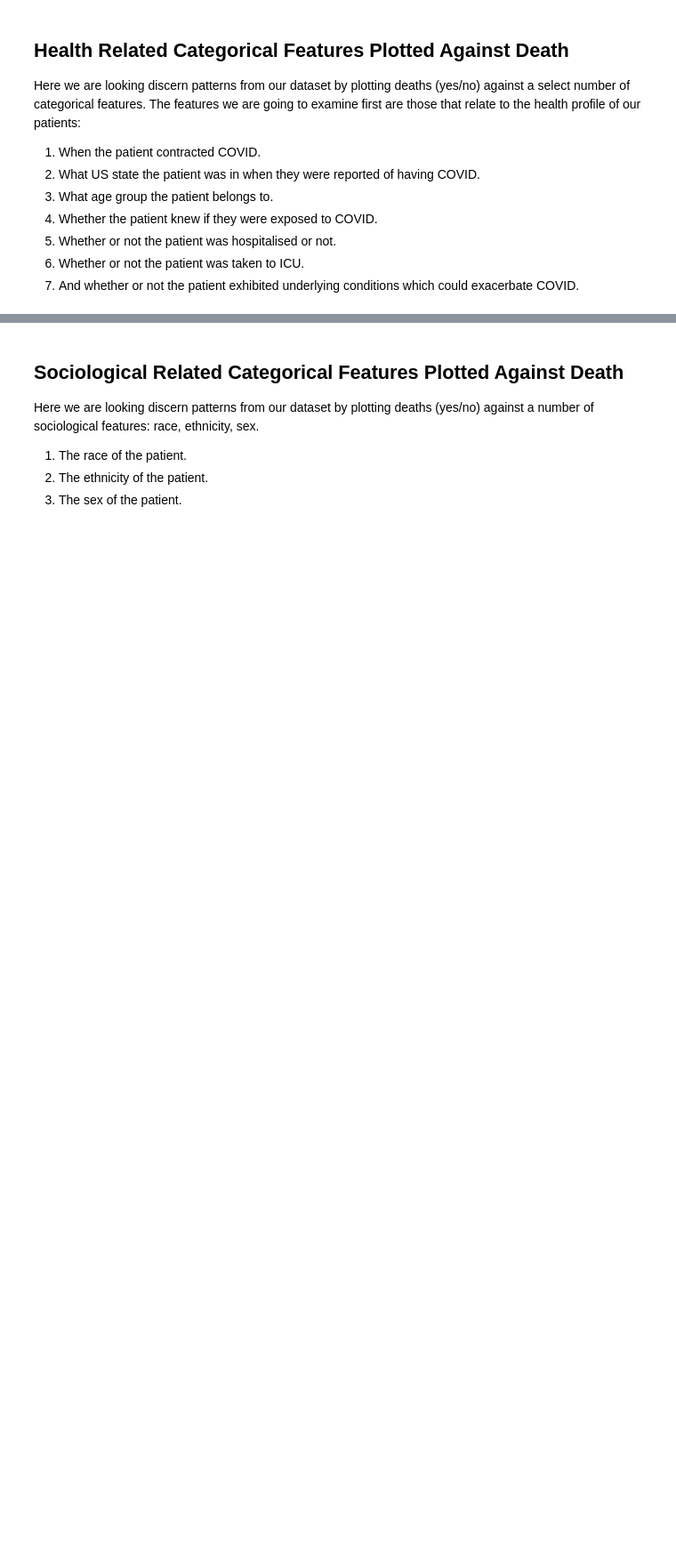
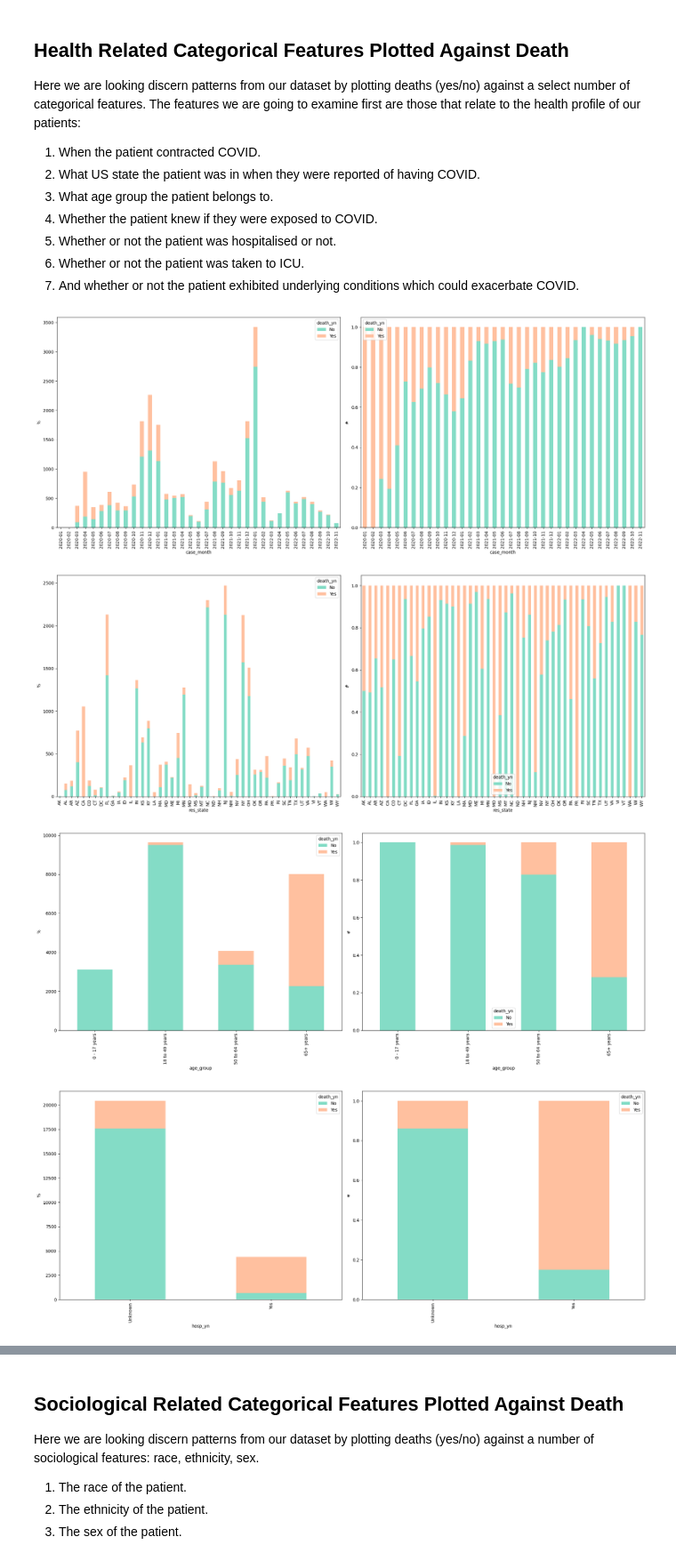
Before and after one commit to mattx245/Machine-Learning-Project, a Jupyter notebook: Homework2_22207000_12468998.ipynb, the cells around one changed output, grey strips where cells are left out. Shown at 89% size. Drawn from its saved outputs; the diff is of its cells as text; code cells hidden in the pictures; blank space fills up the shorter version.

Commit message:
added new colour scheme

```diff
--- a/Homework2_22207000_12468998.ipynb
+++ b/Homework2_22207000_12468998.ipynb
@@ -85,17 +104,24 @@ Here we are looking discern patterns from our dataset by plotting deaths (yes/no
 # %%
 target_feature = train['death_yn']
 select_features = [train['case_month'], train['res_state'], train['age_group'], train['hosp_yn'], train['exposure_yn'], train['icu_yn'], train['underlying_conditions_yn']]
 
+colours = ['#84dcc6', '#ffc09f']
+
 for feature in select_features:
 
     fig, axs = plt.subplots(ncols=2, figsize=(20, 8))
-    train.groupby([feature, target_feature]).size().unstack().plot(kind='bar', stacked=True, ax=axs[0])
+    train.groupby([feature, target_feature]).size().unstack().plot(kind='bar', stacked=True, ax=axs[0], color=colours)
     axs[0].set_xticklabels(axs[0].get_xticklabels(), rotation=90, fontsize=10)
     axs[0].set_ylabel('%')
 
-    train.groupby([feature, target_feature]).size().unstack().apply(lambda x: x/x.sum(), axis=1).plot(kind='bar', stacked=True, ax=axs[1])
+    train.groupby([feature, target_feature]).size().unstack().apply(lambda x: x/x.sum(), axis=1).plot(kind='bar', stacked=True, ax=axs[1], color=colours)
     axs[1].set_xticklabels(axs[1].get_xticklabels(), rotation=90, fontsize=10)
     axs[1].set_ylabel('#')
 
     plt.tight_layout()
     plt.show()
+# %% [output]
+[figure, added]
+[figure, added]
+[figure, added]
+[figure, added]
```
Also changed, not shown: parts of 31 cells of this notebook.
